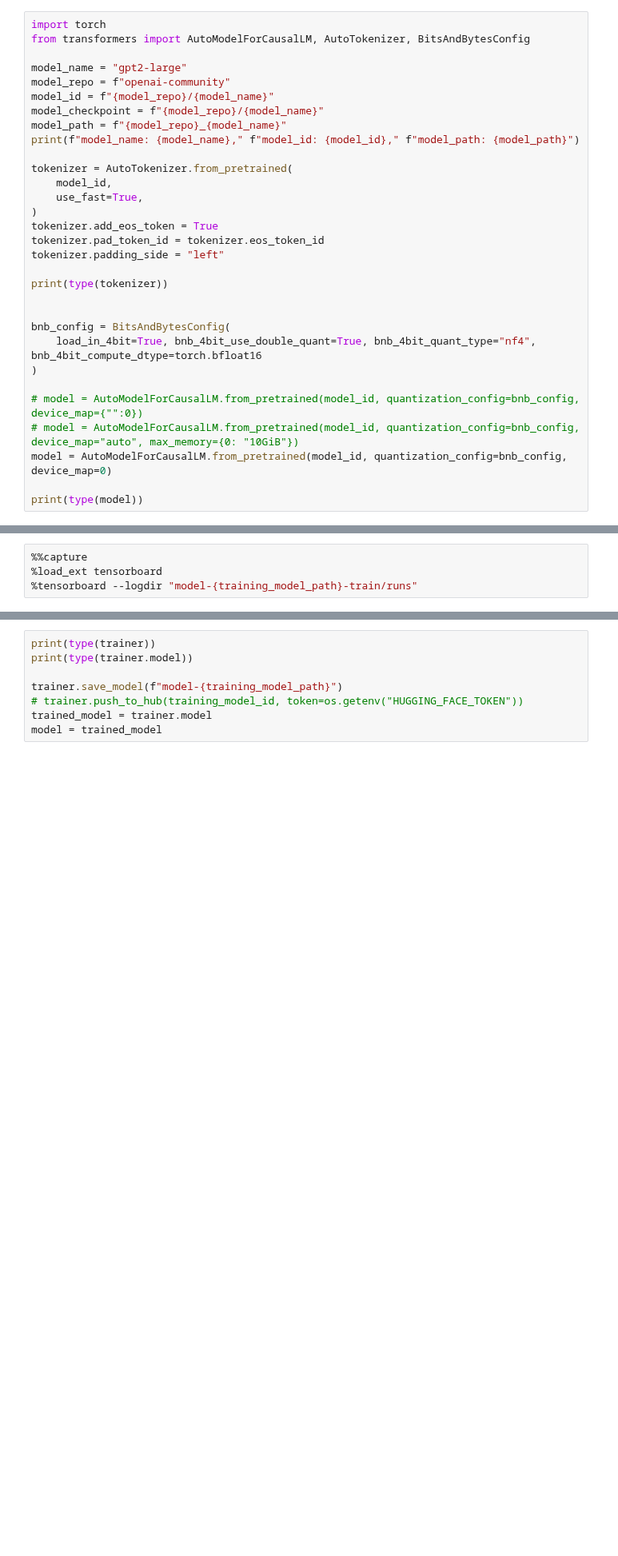
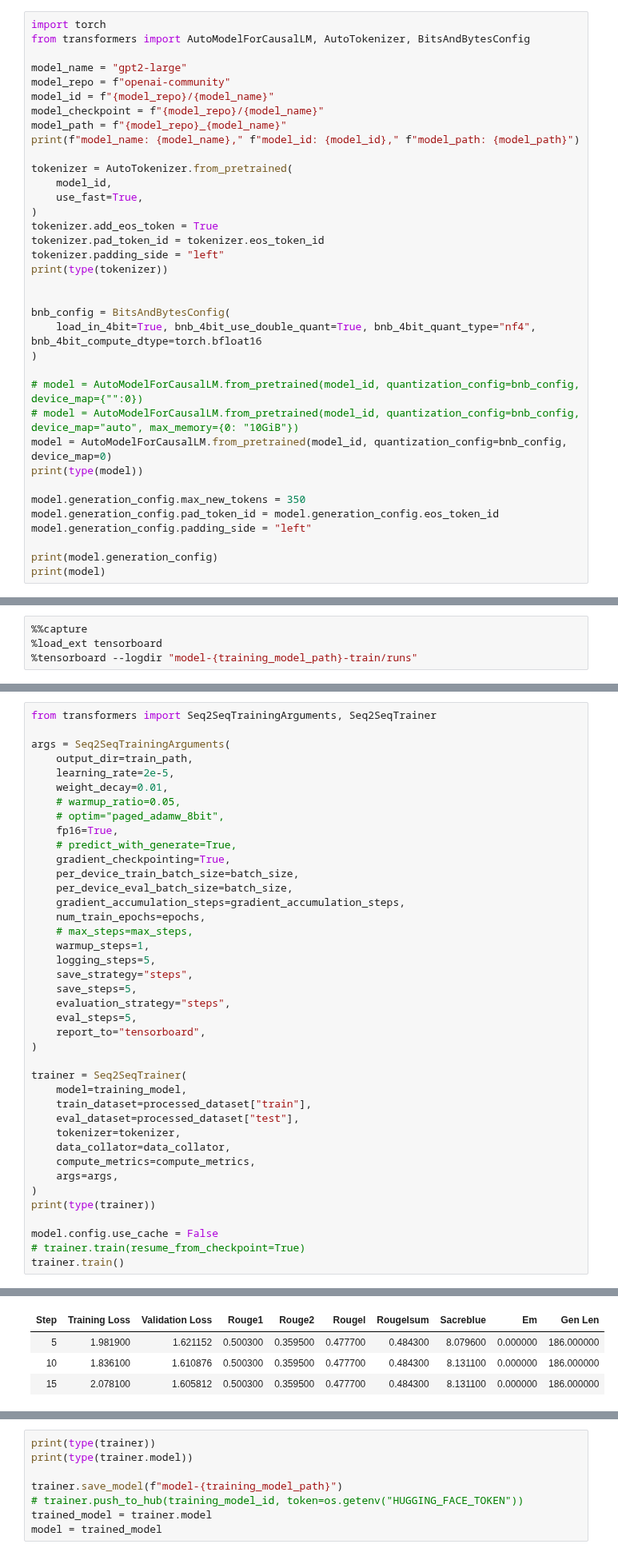
Before and after one commit to iliazlobin/transformers-labs, a Jupyter notebook: model-train/train-gpt2-large-bnb4bit-coedit.ipynb, the cells around one changed output, grey strips where cells are left out. Shown at 80% size. Cells and saved outputs as stored; diff of their text form; blank space fills up the shorter version.

Commit message:
set up gpt2 large bnb4bit lora training scenario

```diff
--- a/model-train/train-gpt2-large-bnb4bit-coedit.ipynb
+++ b/model-train/train-gpt2-large-bnb4bit-coedit.ipynb
@@ -84,7 +84,6 @@ tokenizer = AutoTokenizer.from_pretrained(
 tokenizer.add_eos_token = True
 tokenizer.pad_token_id = tokenizer.eos_token_id
 tokenizer.padding_side = "left"
-
 print(type(tokenizer))
 
 
@@ -95,6 +94,12 @@ bnb_config = BitsAndBytesConfig(
 # model = AutoModelForCausalLM.from_pretrained(model_id, quantization_config=bnb_config, device_map={"":0})
 # model = AutoModelForCausalLM.from_pretrained(model_id, quantization_config=bnb_config, device_map="auto", max_memory={0: "10GiB"})
 model = AutoModelForCausalLM.from_pretrained(model_id, quantization_config=bnb_config, device_map=0)
+print(type(model))
 
-print(type(model))
+model.generation_config.max_new_tokens = 350
+model.generation_config.pad_token_id = model.generation_config.eos_token_id
+model.generation_config.padding_side = "left"
+
+print(model.generation_config)
+print(model)
 # %% [output]
@@ -477,0 +640,41 @@ TrainOutput(global_step=125, training_loss=0.27462344932556154, metrics={'train_
+# %%
+from transformers import Seq2SeqTrainingArguments, Seq2SeqTrainer
+
+args = Seq2SeqTrainingArguments(
+    output_dir=train_path,
+    learning_rate=2e-5,
+    weight_decay=0.01,
+    # warmup_ratio=0.05,
+    # optim="paged_adamw_8bit",
+    fp16=True,
+    # predict_with_generate=True,
+    gradient_checkpointing=True,
+    per_device_train_batch_size=batch_size,
+    per_device_eval_batch_size=batch_size,
+    gradient_accumulation_steps=gradient_accumulation_steps,
+    num_train_epochs=epochs,
+    # max_steps=max_steps,
+    warmup_steps=1,
+    logging_steps=5,
+    save_strategy="steps",
+    save_steps=5,
+    evaluation_strategy="steps",
+    eval_steps=5,
+    report_to="tensorboard",
+)
+
+trainer = Seq2SeqTrainer(
+    model=training_model,
+    train_dataset=processed_dataset["train"],
+    eval_dataset=processed_dataset["test"],
+    tokenizer=tokenizer,
+    data_collator=data_collator,
+    compute_metrics=compute_metrics,
+    args=args,
+)
+print(type(trainer))
+
+model.config.use_cache = False
+# trainer.train(resume_from_checkpoint=True)
+trainer.train()
+# %% [output]
@@ -477,0 +685,4 @@ TrainOutput(global_step=125, training_loss=0.27462344932556154, metrics={'train_
+| Step | Training Loss | Validation Loss | Rouge1 | Rouge2 | Rougel | Rougelsum | Sacreblue | Em | Gen Len |
+| 5 | 1.981900 | 1.621152 | 0.500300 | 0.359500 | 0.477700 | 0.484300 | 8.079600 | 0.000000 | 186.000000 |
+| 10 | 1.836100 | 1.610876 | 0.500300 | 0.359500 | 0.477700 | 0.484300 | 8.131100 | 0.000000 | 186.000000 |
+| 15 | 2.078100 | 1.605812 | 0.500300 | 0.359500 | 0.477700 | 0.484300 | 8.131100 | 0.000000 | 186.000000 |
```
Also changed, not shown: parts of 21 cells of this notebook, 4 other files.
